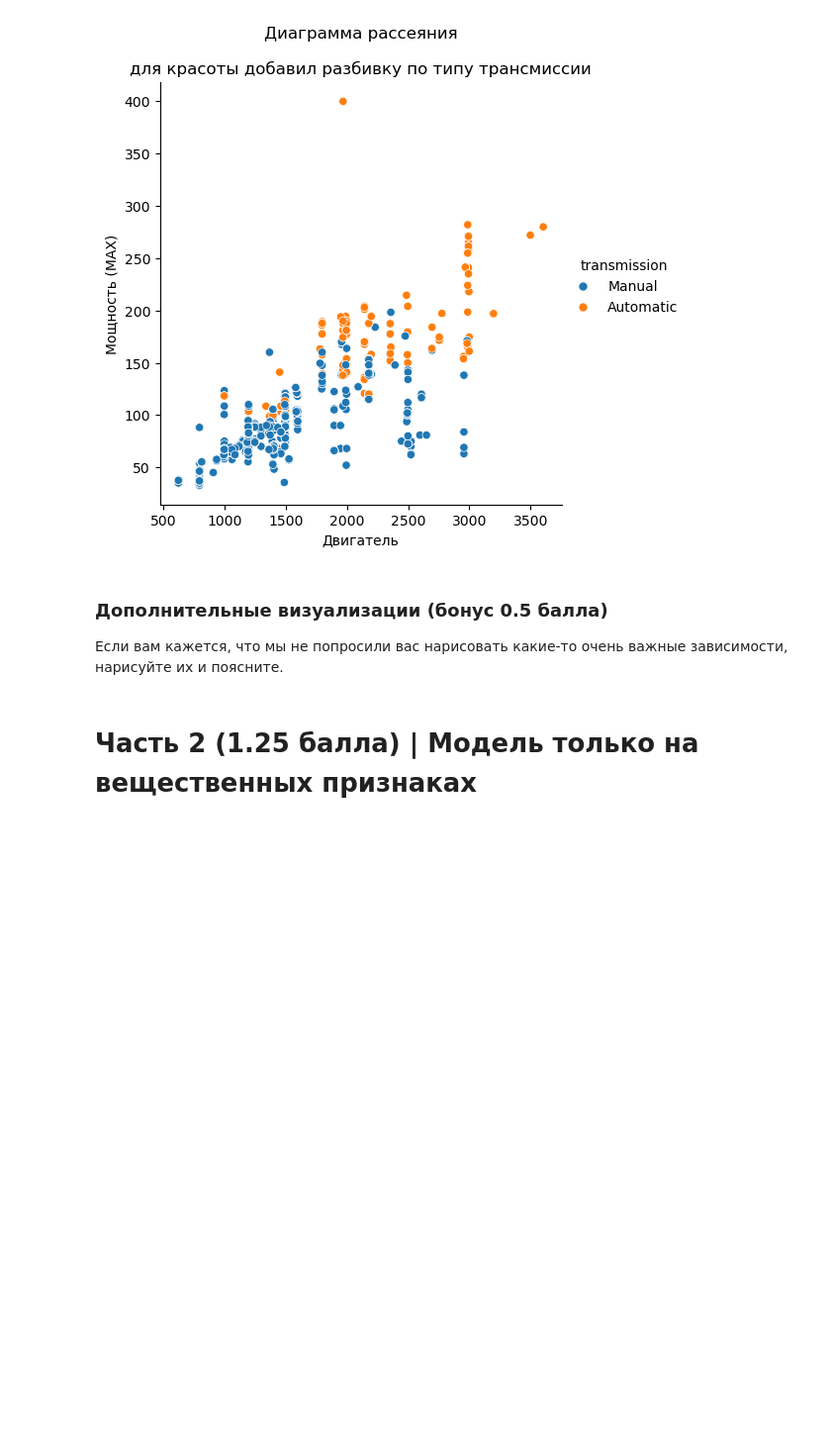
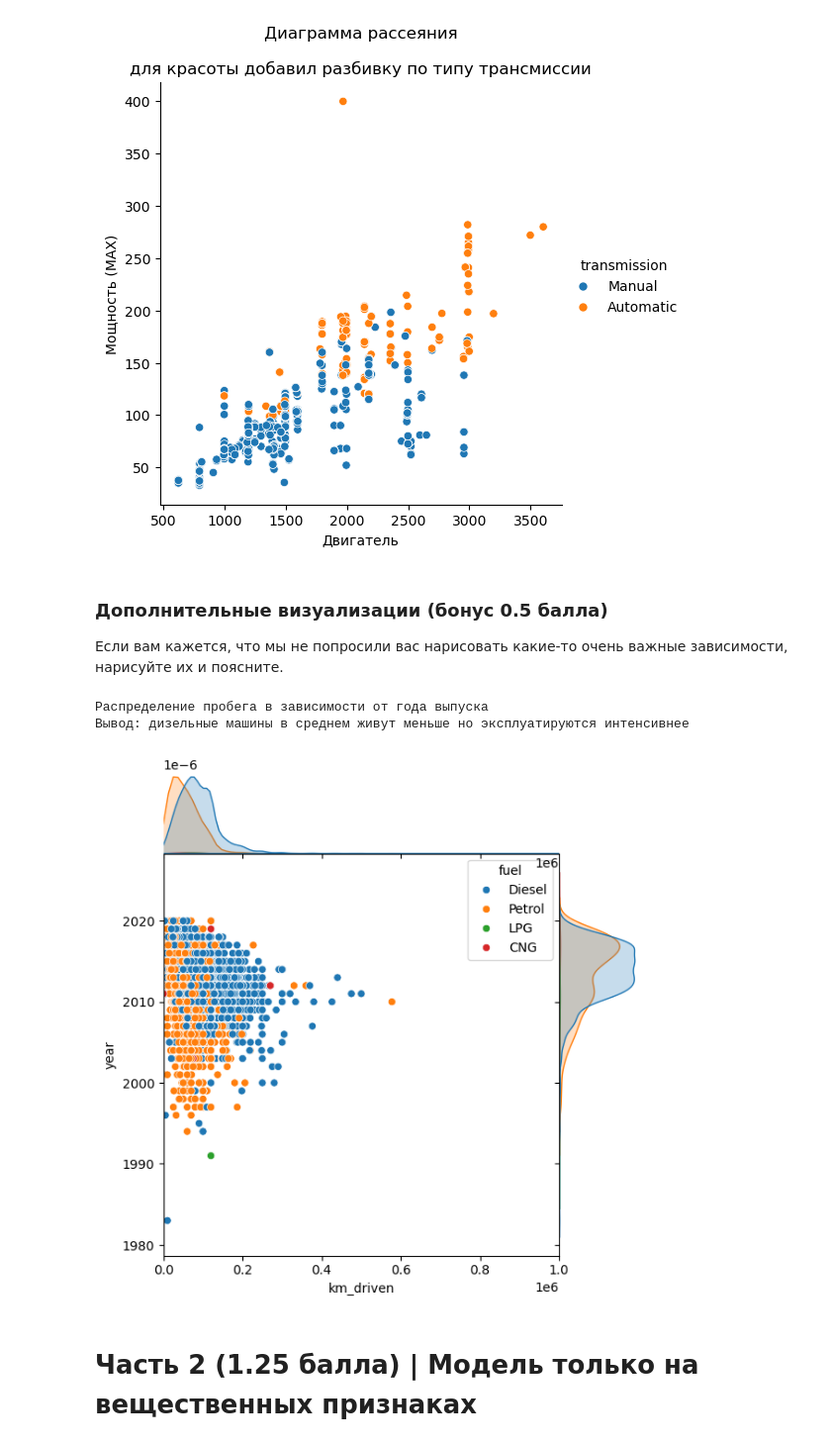
Before and after one commit to shiltsov/ML-hw-01, a Jupyter notebook: HW1_Regression_with_inference(Sol).ipynb, the cells around one changed output. Shown at 99% size. Drawn from its saved outputs; the diff is of its cells as text; code cells hidden in the pictures; blank space fills up the shorter version.

```diff
--- a/HW1_Regression_with_inference(Sol).ipynb
+++ b/HW1_Regression_with_inference(Sol).ipynb
@@ -508,3 +507,14 @@ plt.show()
+# %%
+# попробую сделать что-нибудь красивое
+print("Распределение пробега в зависимости от года выпуска")
+print("Вывод: дизельные машины в среднем живут меньше но эксплуатируются интенсивнее")
+
+sns.jointplot(data=df_train, y="year", x="km_driven", xlim=(0, 1000000), hue="fuel", space=0)
+plt.show()
+# %% [output]
+Распределение пробега в зависимости от года выпуска
+Вывод: дизельные машины в среднем живут меньше но эксплуатируются интенсивнее
+[figure, added]
 # %% [markdown]
 # Часть 2 (1.25 балла) | Модель только на вещественных признаках
 # %% [markdown]
```
Also changed, not shown: parts of 12 cells of this notebook, 2 other files.
